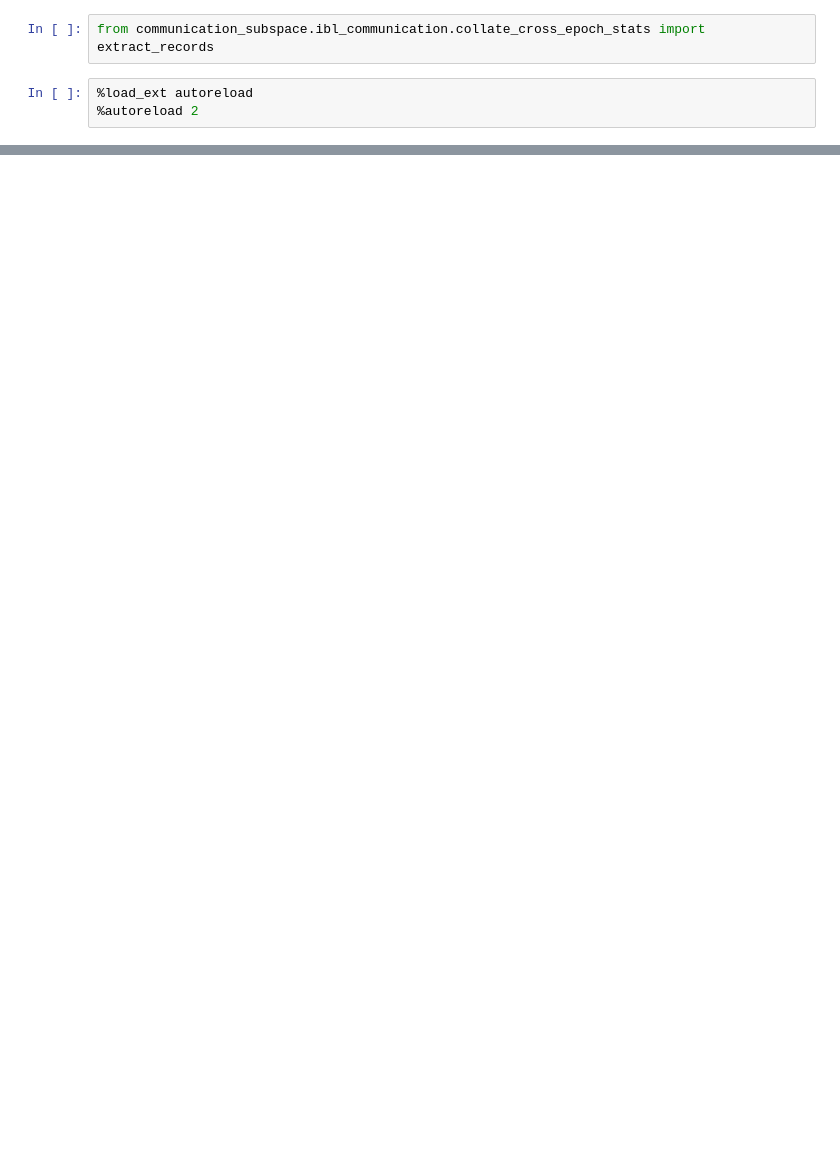
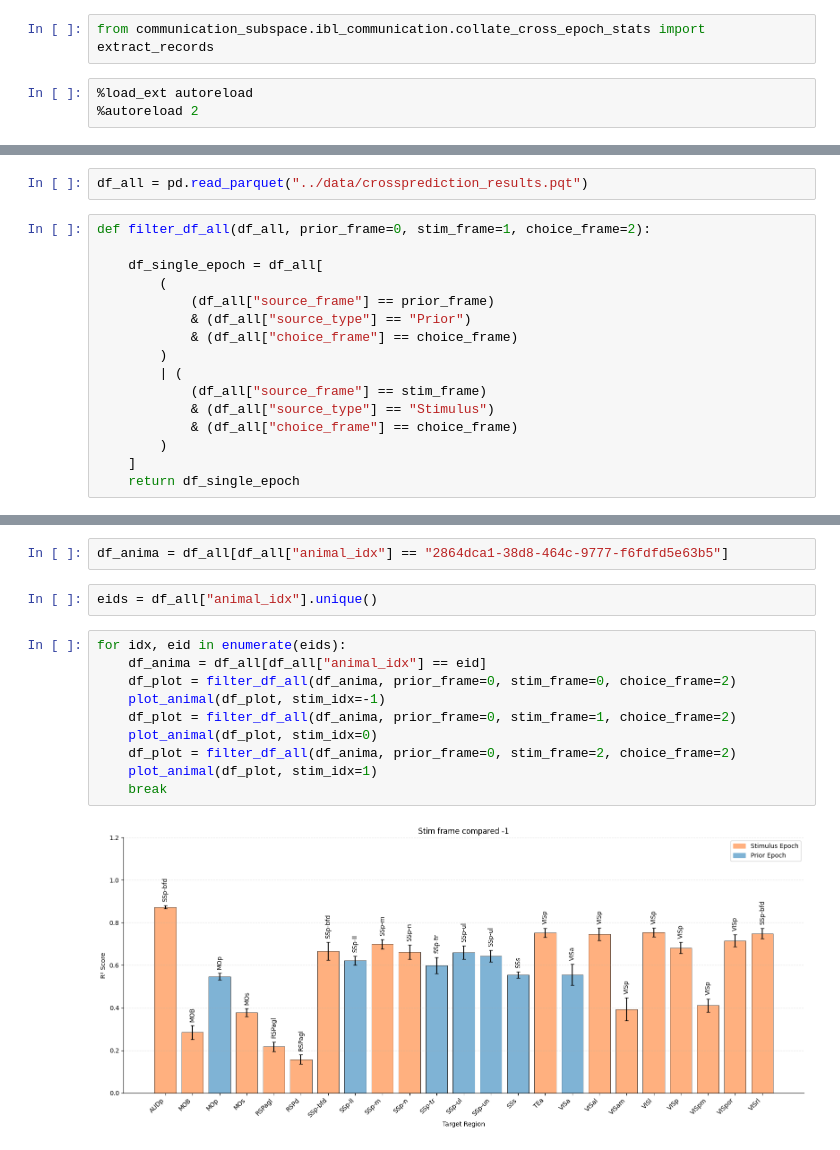
Before and after one commit to debottamKundu/communication_python, a Jupyter notebook: notebooks/cross_decoder.ipynb, the cells around one changed output, grey strips where cells are left out. Saved outputs shown, nothing was run; the diff lists cells and outputs as text; blank space fills up the shorter version.

Commit message:
collate epoch stats

```diff
--- a/notebooks/cross_decoder.ipynb
+++ b/notebooks/cross_decoder.ipynb
@@ -24,0 +16,18 @@ records_prior = extract_records(data_prior, "Prior", "uno")
+# %%
+df_all = pd.read_parquet("../data/crossprediction_results.pqt")
+# %%
+def filter_df_all(df_all, prior_frame=0, stim_frame=1, choice_frame=2):
+
+    df_single_epoch = df_all[
+        (
+            (df_all["source_frame"] == prior_frame)
+            & (df_all["source_type"] == "Prior")
+            & (df_all["choice_frame"] == choice_frame)
+        )
+        | (
+            (df_all["source_frame"] == stim_frame)
+            & (df_all["source_type"] == "Stimulus")
+            & (df_all["choice_frame"] == choice_frame)
+        )
+    ]
+    return df_single_epoch
@@ -24,0 +257,16 @@ records_prior = extract_records(data_prior, "Prior", "uno")
+# %%
+df_anima = df_all[df_all["animal_idx"] == "2864dca1-38d8-464c-9777-f6fdfd5e63b5"]
+# %%
+eids = df_all["animal_idx"].unique()
+# %%
+for idx, eid in enumerate(eids):
+    df_anima = df_all[df_all["animal_idx"] == eid]
+    df_plot = filter_df_all(df_anima, prior_frame=0, stim_frame=0, choice_frame=2)
+    plot_animal(df_plot, stim_idx=-1)
+    df_plot = filter_df_all(df_anima, prior_frame=0, stim_frame=1, choice_frame=2)
+    plot_animal(df_plot, stim_idx=0)
+    df_plot = filter_df_all(df_anima, prior_frame=0, stim_frame=2, choice_frame=2)
+    plot_animal(df_plot, stim_idx=1)
+    break
+# %% [output]
+[figure, added]
```
Also changed, not shown: parts of 14 cells of this notebook, 3 other files.
